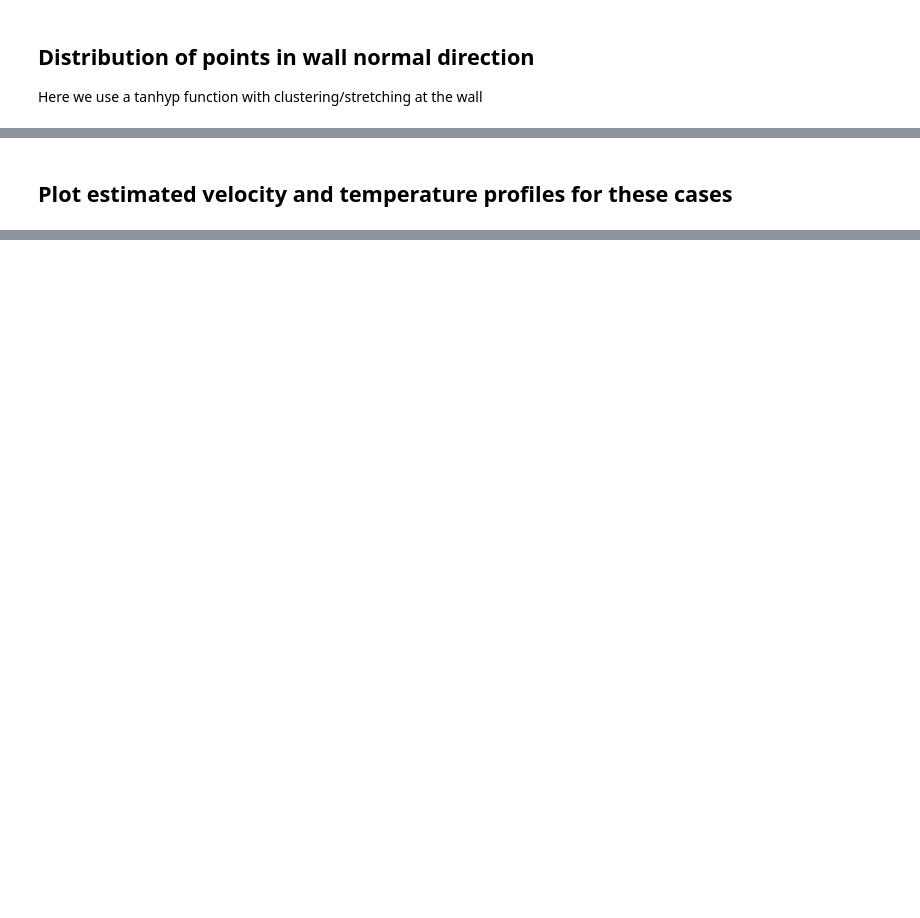
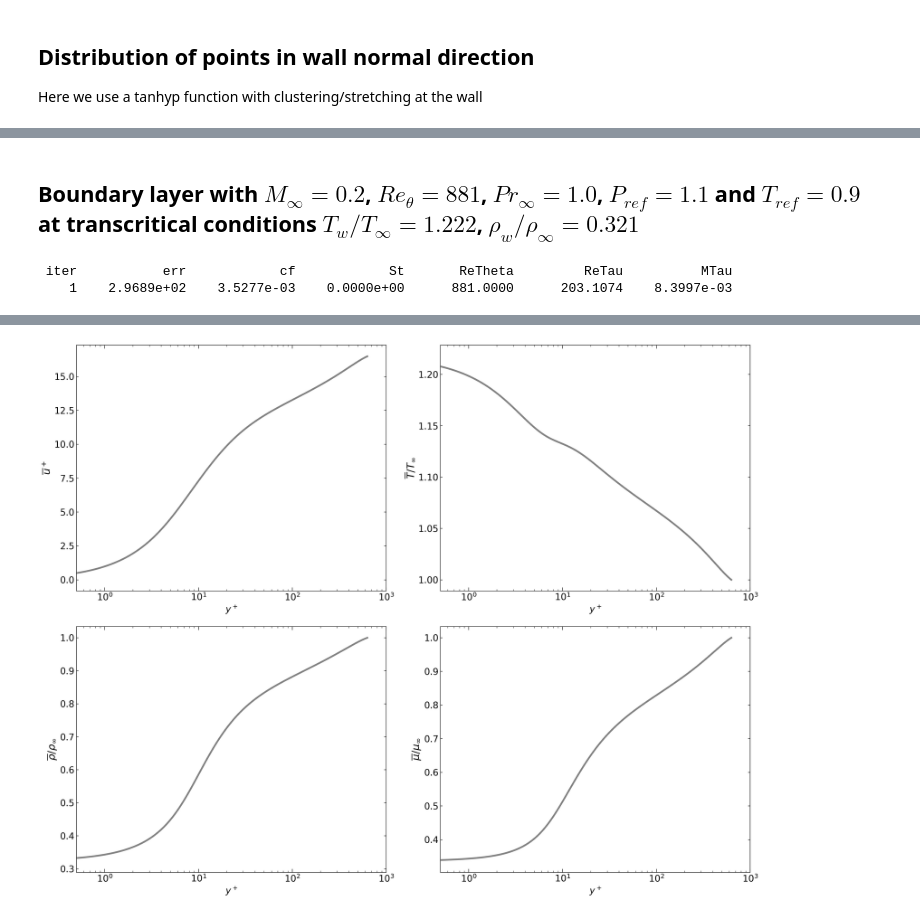
Before and after one commit to pcboldini/DragAndHeatTransferEstimation_NonIdealFluids, a Jupyter notebook: DragAndHeatEstimate.ipynb, the cells around one changed output, grey strips where cells are left out. Saved outputs shown, nothing was run; the diff lists cells and outputs as text; code cells hidden in the pictures; blank space fills up the shorter version.

Commit message:
major update

```diff
--- a/DragAndHeatEstimate.ipynb
+++ b/DragAndHeatEstimate.ipynb
@@ -450,2 +525,0 @@ plt.tight_layout()
-# %% [markdown]
-## Plot estimated velocity and temperature profiles for these cases
@@ -481,0 +526,74 @@ plt.tight_layout()
+# %% [markdown]
+## Boundary layer with $M_\infty=0.2$, $Re_\theta =881$, $Pr_\infty=1.0$, $P_{ref}=1.1$  and $T_{ref}=0.9$ at transcritical conditions $T_w/T_\infty= 1.222$, $\rho_w/\rho_\infty= 0.321$
+# %%
+ReTheta        = 881
+Minf           = 0.2
+Prinf          = 1.0
+Tw_Tinf        = 1.222
+rw_rinf        = 0.321
+Pref           = 1.10
+Tref           = 0.9
+Cvref          = 4.5
+entvelLaw      = "Walz"
+
+cf, St, ReTau, MTau, ypl, yst, upl, T_Tw, r_rw, h_hw, mu_muw, ka_kaw  = \
+                cfSt_solver(ReTheta   = ReTheta,
+                            Minf      = Minf,
+                            kappa     = 0.41,
+                            Apl       = 17.0,
+                            y_ye      = grid(nPoints = 2000, stretch = 5),
+                            Tw_Tinf   = Tw_Tinf,
+                            rw_rinf   = rw_rinf,
+                            Prinf     = Prinf,
+                            Pref      = Pref,
+                            Tref      = Tref,
+                            Cvref     = Cvref,
+                            entvelLaw = entvelLaw,
+                            verbose   = True)
+
+print('\nResult: cf = {0:.5e}, St = {1:.5e}, ReTau = {2:.5f}, MTau = {3:.3e}'.
+      format(cf, St, ReTau, MTau))
+
+#################################################################################
+#
+# plot profiles
+#
+import matplotlib.pyplot as plt
+from matplotlib import rc, rcParams
+import matplotlib.ticker as ticker
+%matplotlib inline
+%config InlineBackend.figure_format = 'retina'
+rc('text', usetex=False)  # switch to True for latex font (might be slow)
+rcParams.update({"xtick.major.size": 6, "xtick.minor.size": 3, "ytick.minor.size": 6, "ytick.minor.size": 3,
+                 'xtick.direction': 'in', 'ytick.direction': 'in', 'xtick.top': True, 'ytick.right': True,
+                 'font.size': 16})
+
+fig, ax = plt.subplots(2, 2, figsize=(18, 14))
+plt.rcParams["text.usetex"] = True
+linwid=3.0
+ylim=1e3
+ax[0,0].semilogx(ypl, upl, '-', lw=linwid, color='gray')
+ax[0,0].set_xlim(0.5e0, ylim)
+ax[0,0].set_ylabel(r"$\overline{u}^+$",  fontsize = 18)
+ax[0,0].set_xlabel(r"$y^+$")
+
+ax[0,1].semilogx(ypl, T_Tw/T_Tw[-1], '-', lw=linwid, color='gray')
+ax[0,1].set_xlim(0.5e0, ylim)
+ax[0,1].set_ylabel(r"$\overline{T}/T_{\infty}$",  fontsize = 18)
+ax[0,1].set_xlabel(r"$y^+$")
+
+ax[1,0].semilogx(ypl, r_rw/r_rw[-1], '-', lw=linwid, color='gray')
+ax[1,0].set_xlim(0.5e0, ylim)
+ax[1,0].set_ylabel(r"$\overline{\rho}/\rho_{\infty}$",  fontsize = 18)
+ax[1,0].set_xlabel(r"$y^+$")
+
+ax[1,1].semilogx(ypl, mu_muw/mu_muw[-1], '-', lw=linwid, color='gray')
+ax[1,1].set_xlim(0.5e0, ylim)
+ax[1,1].set_ylabel(r"$\overline{\mu}/\mu_{\infty}$",  fontsize = 18)
+ax[1,1].set_xlabel(r"$y^+$")
+
+fig.tight_layout()
+plt.show()
+# %% [output]
+ iter           err            cf            St       ReTheta         ReTau          MTau
+    1    2.9689e+02    3.5277e-03    0.0000e+00      881.0000      203.1074    8.3997e-03
@@ -481,0 +618 @@ plt.tight_layout()
+[figure, added]
```
Also changed, not shown: parts of 36 cells of this notebook.
